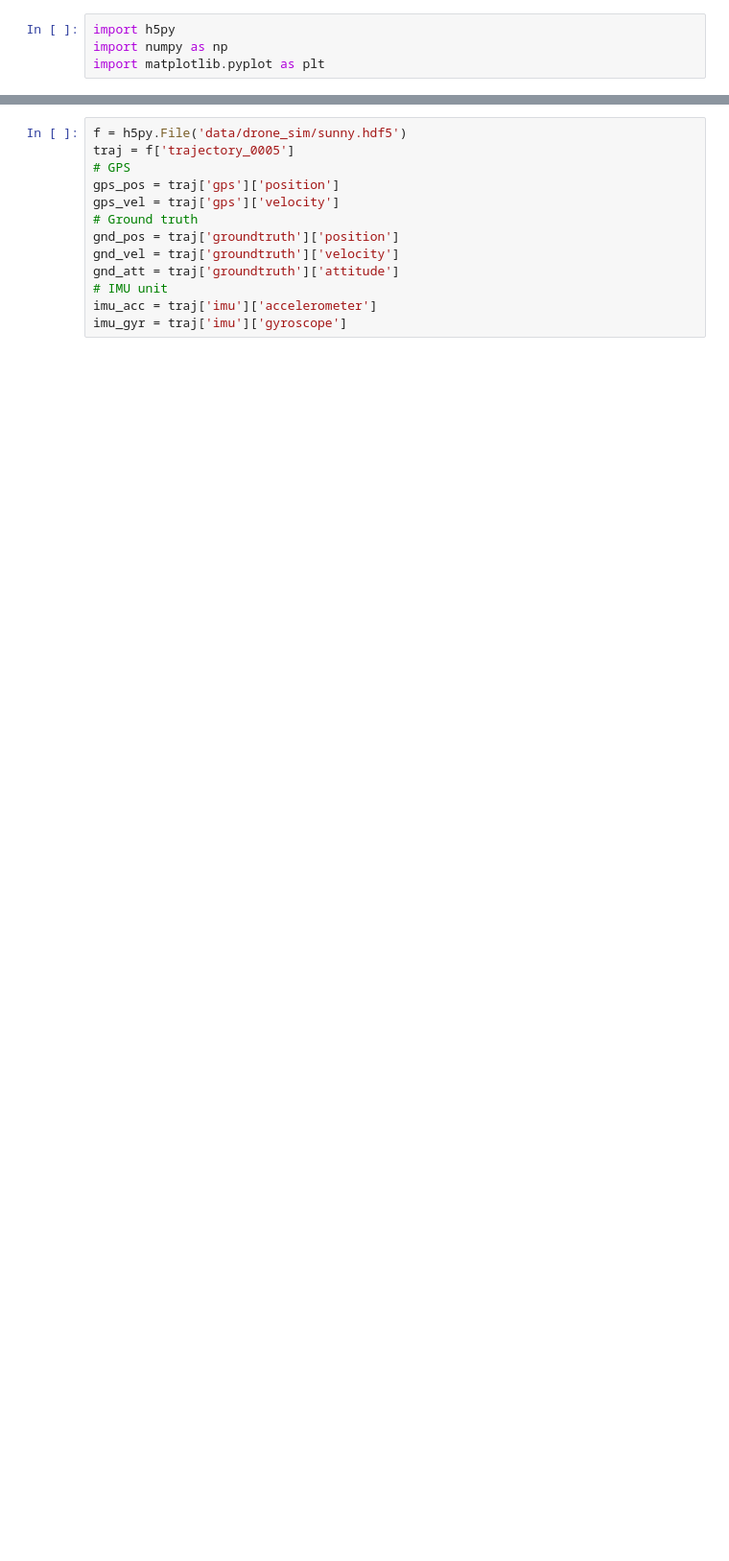
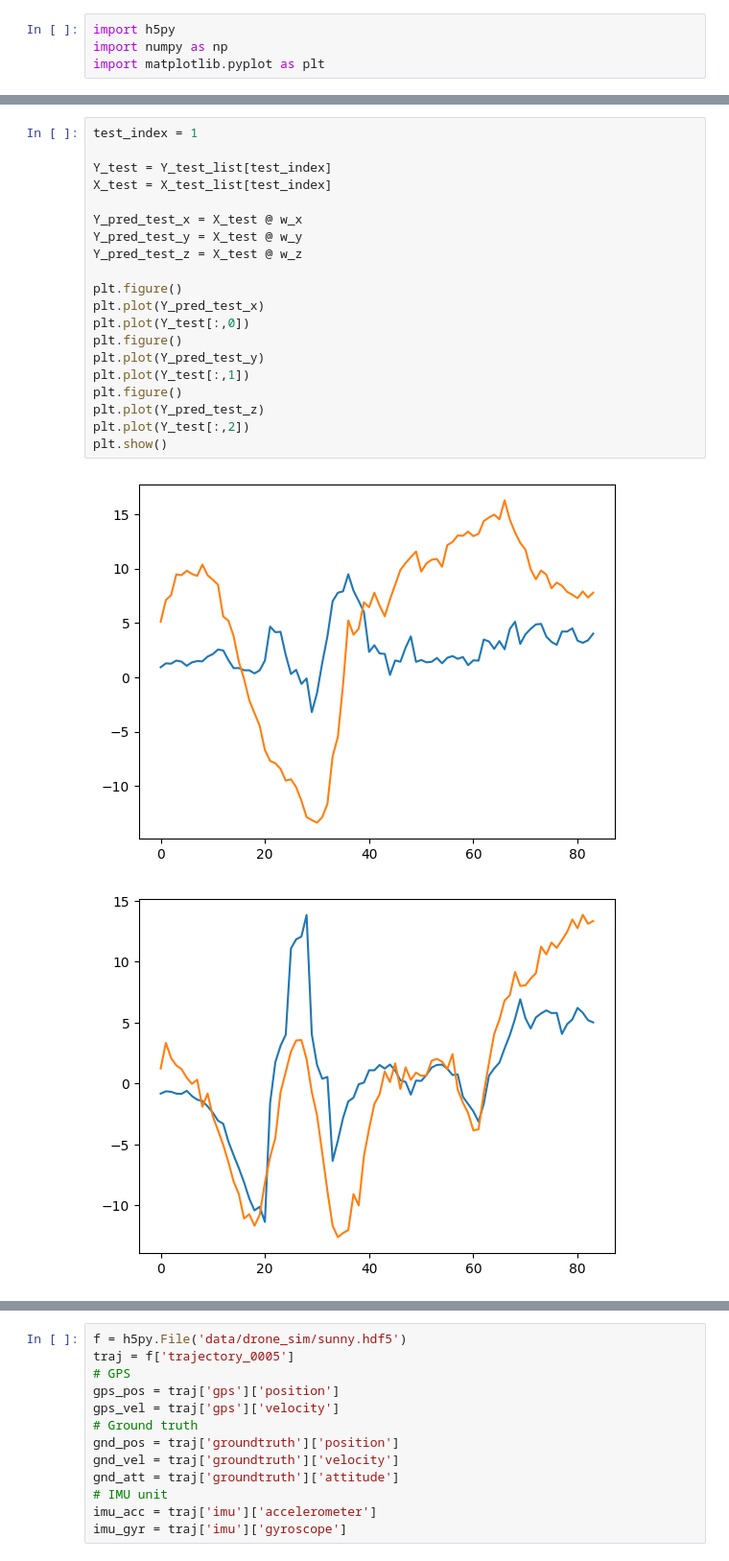
Before and after one commit to ZYVE255/encs6181_project, a Jupyter notebook: drone_sim.ipynb, the cells around one changed output, grey strips where cells are left out. Shown at 96% size. Drawn from its saved outputs; the diff is of its cells as text; blank space fills up the shorter version.

```diff
--- a/drone_sim.ipynb
+++ b/drone_sim.ipynb
@@ -4,0 +139,23 @@ import matplotlib.pyplot as plt
+# %%
+test_index = 1
+
+Y_test = Y_test_list[test_index]
+X_test = X_test_list[test_index]
+
+Y_pred_test_x = X_test @ w_x
+Y_pred_test_y = X_test @ w_y
+Y_pred_test_z = X_test @ w_z
+
+plt.figure()
+plt.plot(Y_pred_test_x)
+plt.plot(Y_test[:,0])
+plt.figure()
+plt.plot(Y_pred_test_y)
+plt.plot(Y_test[:,1])
+plt.figure()
+plt.plot(Y_pred_test_z)
+plt.plot(Y_test[:,2])
+plt.show()
+# %% [output]
+[figure, added]
+[figure, added]
```
Also changed, not shown: parts of 16 cells of this notebook.
